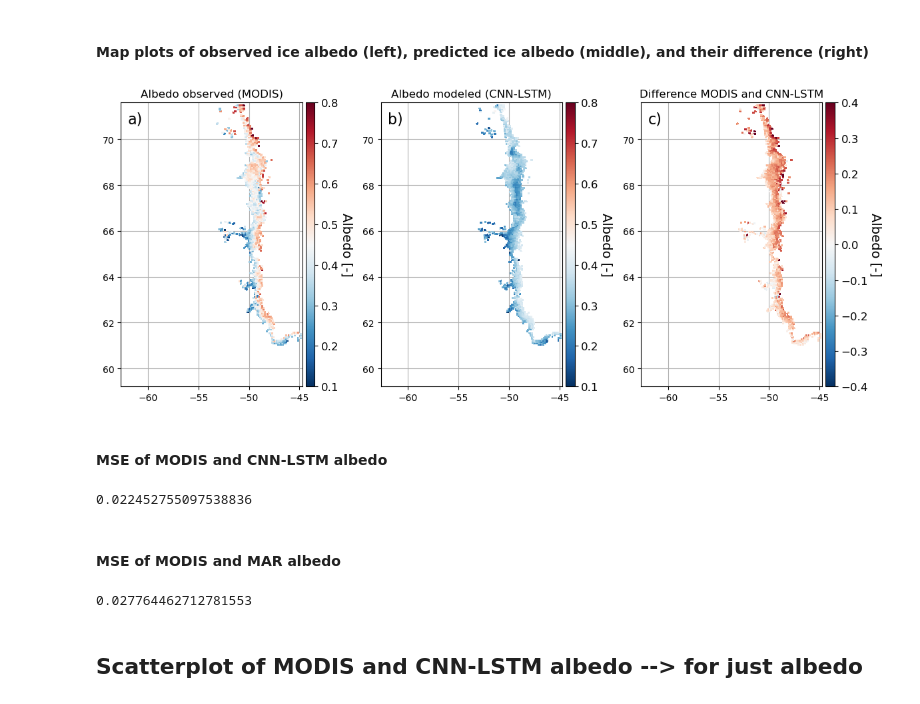
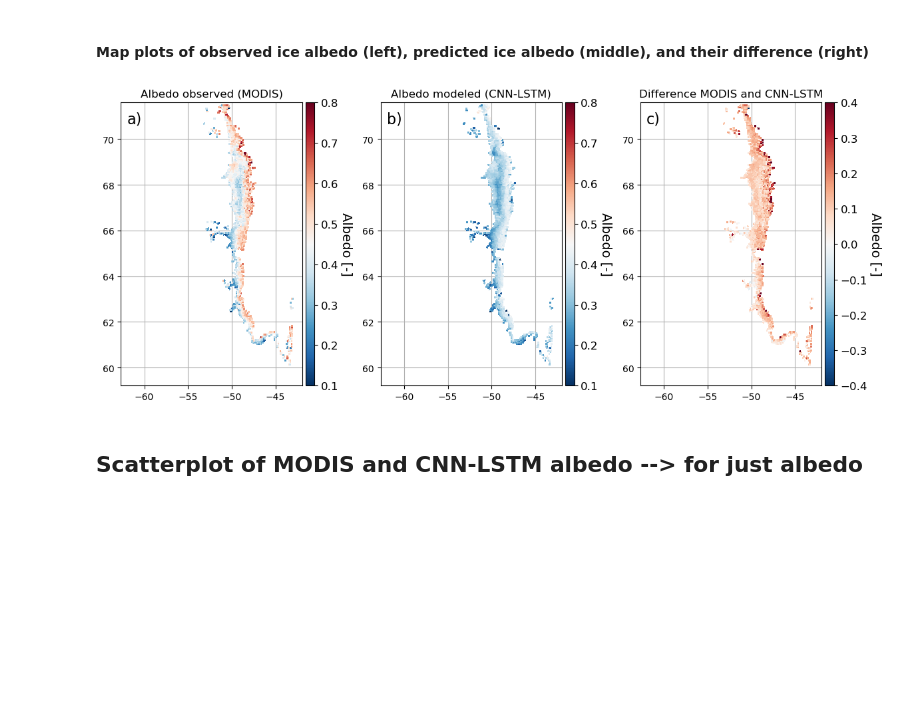
Before and after one commit to raf-antwerpen/PIXAL-predictive-ice-albedo-model, a Jupyter notebook: project-CNN-LSTM.ipynb, the cells around one changed output. Saved outputs shown, nothing was run; the diff lists cells and outputs as text; code cells hidden in the pictures; blank space fills up the shorter version.

Commit message:
latest version of CNN-LSTM

```diff
--- a/project-CNN-LSTM.ipynb
+++ b/project-CNN-LSTM.ipynb
@@ -590,7 +317,7 @@ X_train1.shape, X_test.shape, y_train1.shape, y_test.shape
 #### Now the data is further split into 10 years (training) and 1 year (validation). Change this once I include more years!
 #### Don't shuffle the data
 # %%
-X_train, X_val, y_train, y_val = train_test_split(X_train1, y_train1, test_size=(1/11), shuffle=False)
+X_train, X_val, y_train, y_val = train_test_split(X_train1, y_train1, test_size=(2/20), shuffle=False)
 # %%
 X_train.shape, X_val.shape, y_train.shape, y_val.shape
 # %% [output]
@@ -724,7 +451,7 @@ study.get_best_result()
 # %% [markdown]
 # Set hyperparameters for CNN-LSTM
 # %%
-n_filters      = 150 #250 # number of filters
+n_filters      = 250 #250 # number of filters
 kernel_size    = 5 #3  # kernel size for convolutional layers
 pool_size      = 16  # size for average pooling layers
 n_lstm_unit1   = 50 #25 # number of LSTM units
@@ -741,4 +479,8 @@ num_epochs     = 150 #50   # number of total epochs
 # So, about 27,000,000-80,000,000 of trainable parameters
 # %% [markdown]
 # Set up CNN-LSTM model
+# %%
+n_lat_model = 207
+n_lon_model = 115
+n_feature_model = 3
 # %%
@@ -789,0 +517,21 @@ _________________________________________________________________
+# %%
+model = Sequential()
+
+model.add(Input(shape=(1, n_lat_model, n_lon_model, n_feature_model)))
+
+model.add(TimeDistributed(Conv2D(n_filters, (kernel_size, kernel_size),
+                                     padding='same', activation=activation), input_shape=(1, n_lat_model, n_lon_model, n_feature_model)))
+
+model.add(TimeDistributed(AveragePooling2D(pool_size)))
+model.add(TimeDistributed(GlobalAveragePooling2D()))
+
+model.add(LSTM(n_lstm_unit1, activation=activation, return_sequences=True))
+model.add(LSTM(n_lstm_unit2, activation=activation))
+
+model.add(Dense(n_lat_model*n_lon_model))
+model.add(Activation('linear'))
+model.add(Reshape((n_lat_model, n_lon_model)))
+
+model.compile(loss=my_loss_fn, optimizer=tf.keras.optimizers.Adam(learning_rate=learning_rate), metrics=['accuracy'])
+
+model.summary()
@@ -865,7 +690,7 @@ cmap = 'RdBu_r'
 
 ax1 = fig.add_subplot(131)
 # p1 = ax1.pcolor(ds2020.LON.values[:n_lat,:n_lon], ds2020.LAT.values[:n_lat,:n_lon], np.nanmean(y_test, 0), cmap=cmap, zorder=2, vmin=0.1, vmax=0.8)
-p1 = ax1.pcolor(LON[:n_lat,:n_lon], LAT[:n_lat,:n_lon], np.nanmean(y_test, 0), cmap=cmap, zorder=2, vmin=0.1, vmax=0.8)
+p1 = ax1.pcolor(LON[:n_lat_model,:n_lon_model], LAT[:n_lat_model,:n_lon_model], np.nanmean(y_test, 0), cmap=cmap, zorder=2, vmin=0.1, vmax=0.8)
 ax1.text(-62, 70.7, 'a)', fontsize=16)
 divider = make_axes_locatable(ax1)
 cax = divider.append_axes('right', size='5%', pad=0.05)
@@ -874,40 +699,33 @@ cbar1.set_label('Albedo [-]', rotation=270, fontsize=14)
 cbar1.ax.tick_params(labelsize=12)
 cbar1.ax.get_yaxis().labelpad = 15
 ax1.grid(zorder=1)
 ax1.set_title('Albedo observed (MODIS)')
 
 ax2 = fig.add_subplot(132)
 # p2 = ax2.pcolor(ds2020.LON.values[:n_lat,:n_lon], ds2020.LAT.values[:n_lat,:n_lon], np.nanmean(y_test_pred, 0), cmap=cmap, zorder=2, vmin=0.1, vmax=0.8)
-p2 = ax2.pcolor(LON[:n_lat,:n_lon], LAT[:n_lat,:n_lon], np.nanmean(y_test_pred, 0), cmap=cmap, zorder=2, vmin=0.1, vmax=0.8)
+p2 = ax2.pcolor(LON[:n_lat_model,:n_lon_model], LAT[:n_lat_model,:n_lon_model], np.nanmean(y_test_pred, 0), cmap=cmap, zorder=2, vmin=0.1, vmax=0.8)
 ax2.text(-62, 70.7, 'b)', fontsize=16)
 divider = make_axes_locatable(ax2)
 cax = divider.append_axes('right', size='5%', pad=0.05)
 cbar2 = fig.colorbar(p2, cax=cax, orientation='vertical')
 cbar2.set_label('Albedo [-]', rotation=270, fontsize=14)
 cbar2.ax.tick_params(labelsize=12)
 cbar2.ax.get_yaxis().labelpad = 15
 ax2.grid(zorder=1)
 ax2.set_title('Albedo modeled (CNN-LSTM)')
 
 ax3 = fig.add_subplot(133)
-p3 = ax3.pcolor(LON[:n_lat,:n_lon], LAT[:n_lat,:n_lon], np.nanmean(y_test, 0) - np.nanmean(y_test_pred, 0), cmap=cmap, zorder=2, vmin=-0.4 ,vmax=0.4)
+p3 = ax3.pcolor(LON[:n_lat_model,:n_lon_model], LAT[:n_lat_model,:n_lon_model], np.nanmean(y_test, 0) - np.nanmean(y_test_pred, 0), cmap=cmap, zorder=2, vmin=-0.4 ,vmax=0.4)
 ax3.text(-62, 70.7, 'c)', fontsize=16)
 divider = make_axes_locatable(ax3)
 cax = divider.append_axes('right', size='5%', pad=0.05)
 cbar3 = fig.colorbar(p3, cax=cax, orientation='vertical')
 cbar3.set_label('Albedo [-]', rotation=270, fontsize=14)
 cbar3.ax.tick_params(labelsize=12)
 cbar3.ax.get_yaxis().labelpad = 15
 ax3.grid(zorder=1)
 ax3.set_title('Difference MODIS and CNN-LSTM')
 
 plt.tight_layout()
 # %% [output]
-[figure, old version]
+[figure, new version]
-# %% [markdown]
-#### MSE of MODIS and CNN-LSTM albedo
-# %%
-MSE1 = (np.nansum((np.nanmean(y_test, 0) - np.nanmean(y_test_pred, 0))**2)) / np.sum(~np.isnan(np.nanmean(y_test, 0)))
-MSE1
-# %% [output]
-0.022452755097538836
@@ -921,10 +732,3 @@ MSE1
-# %% [markdown]
-#### MSE of MODIS and MAR albedo
-# %%
-MSE2 = (np.nansum((np.nanmean(y_test, 0) - (np.nanmean(AL2_2020, 0) * np.where(np.nanmean(y_test[:,:n_lat,:n_lon], 0) > -8, 1, np.nan)))**2)) / np.sum(~np.isnan(np.nanmean(y_test, 0)))
-MSE2
-# %% [output]
-0.027764462712781553
 # %% [markdown]
 ## Scatterplot of MODIS and CNN-LSTM albedo --> for just albedo
 # %%
```
Also changed, not shown: parts of 98 cells of this notebook.
